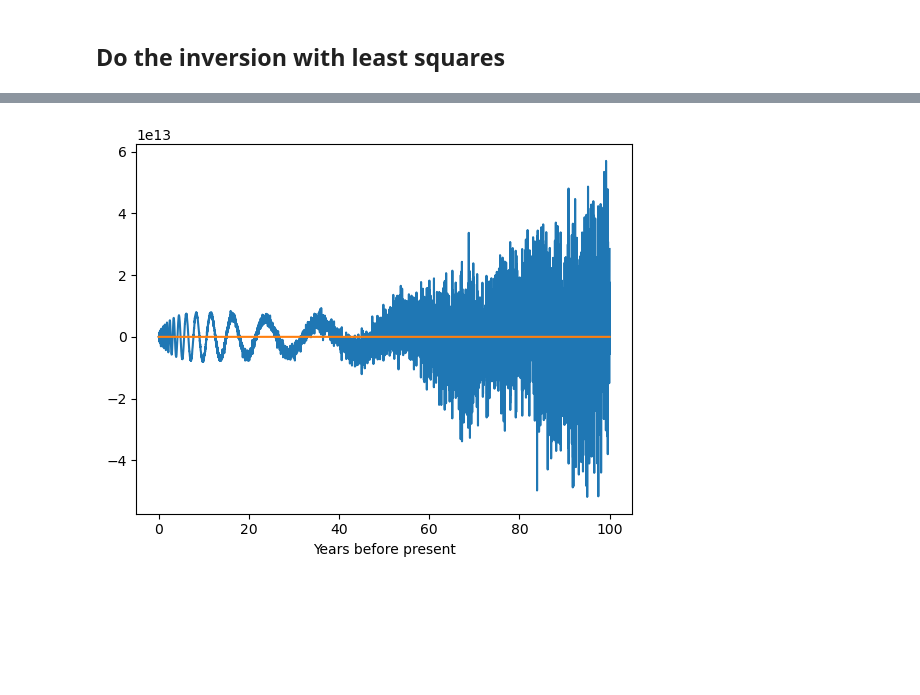
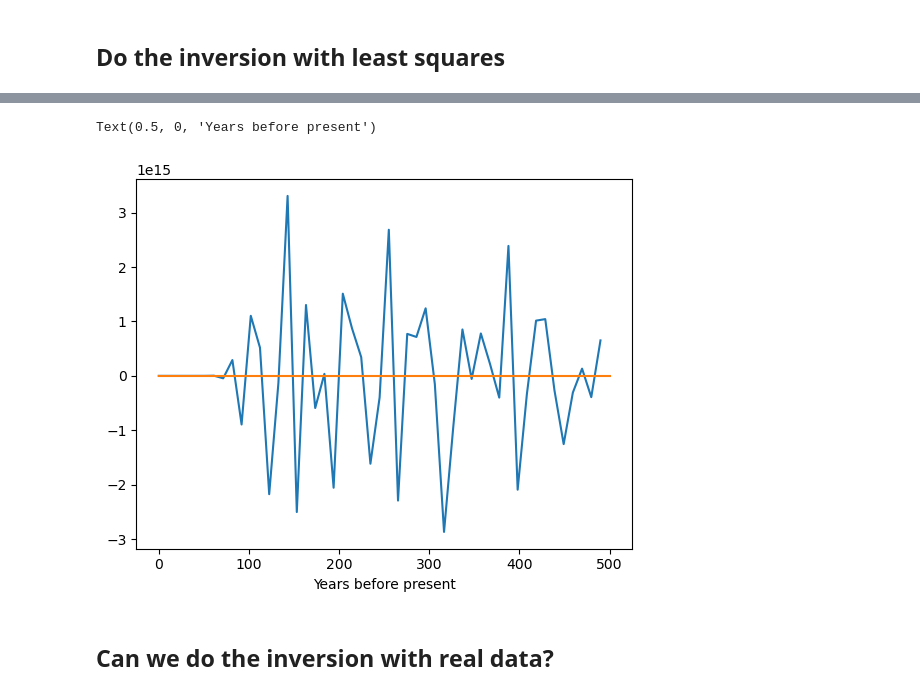
Before and after one commit to johnmorganmanos/Antarctica_AH_Thermometry, a Jupyter notebook: SVD_testing.ipynb, the cells around one changed output, grey strips where cells are left out. Cells and saved outputs as stored; diff of their text form; code cells hidden in the pictures; blank space fills up the shorter version.

```diff
--- a/SVD_testing.ipynb
+++ b/SVD_testing.ipynb
@@ -33,11 +33,11 @@ plt.legend()
 # %% [markdown]
 ## A_jk in Equation 6  from Mareschal and Beltrami (1992)
 # %%
-num_steps = 100
-nz=20
+num_steps = 50
+nz=25
 
-t = np.linspace(0.0001,100,num_steps)
-z = np.linspace(0.0001,200,nz)
+t = np.linspace(0.0001,500,num_steps)
+z = np.linspace(0.0001,250,nz)
 # %%
 # fig,ax = plt.subplots()
 A_jk = np.zeros((len(z),len(t)-1))
@@ -78,9 +78,9 @@ plt.show()
 # %%
 syn_temp = np.zeros(len(t))
 stop = int(.3*len(t))
-syn_temp[:stop] = 1
-# syn_temp[stop:2*stop] = -1
-# syn_temp[4*stop:] = 0
+syn_temp[:10] = 2
+syn_temp[10:20] = 1
+syn_temp[20:] = 0
 
 
 fig,ax = plt.subplots()
@@ -95,9 +96,10 @@ We will do this analytically by usung the equation from fig 1 above
 # %%
 t_hist = np.zeros((len(t),len(z)))
-for q,(i,temp) in enumerate(zip(t,syn_temp)):
+for q in range(len(t)-1):
     T_z = np.zeros(len(z))
     for k,j in enumerate(z):
-        T = temp*math.erfc(j/ (2*np.sqrt(k_diff*i)))
+        temp = syn_temp[q] - syn_temp[q+1]
+        T = temp*math.erfc(j/ (2*np.sqrt(k_diff*t[q])))
 #         print(T)
         T_z[k]=T
     t_hist[q,:] = T_z
@@ -132,7 +134,7 @@ plt.show()
 # %% [markdown]
 ## Do the inversion with least squares
 # %%
-inversed_LS= inverser_LS(A_jk,anomaly,nz=nz)
+inversed_LS= inverser_LS(A_jk,borehole,nz=nz)
 
 fig, ax = plt.subplots()
 ax.plot(t[:-1],inversed_LS)
@@ -143 +146,4 @@ Text(0.5, 0, 'Years before present')
+Text(0.5, 0, 'Years before present')
-[figure, old version]
+[figure, new version]
+# %% [markdown]
+## Can we do the inversion with real data?
```
Also changed, not shown: parts of 11 cells of this notebook.
